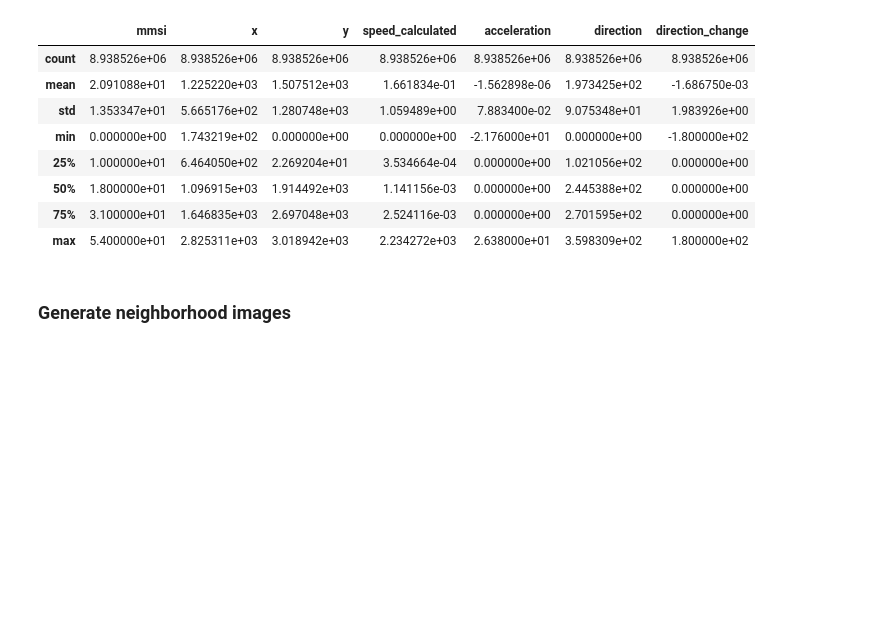
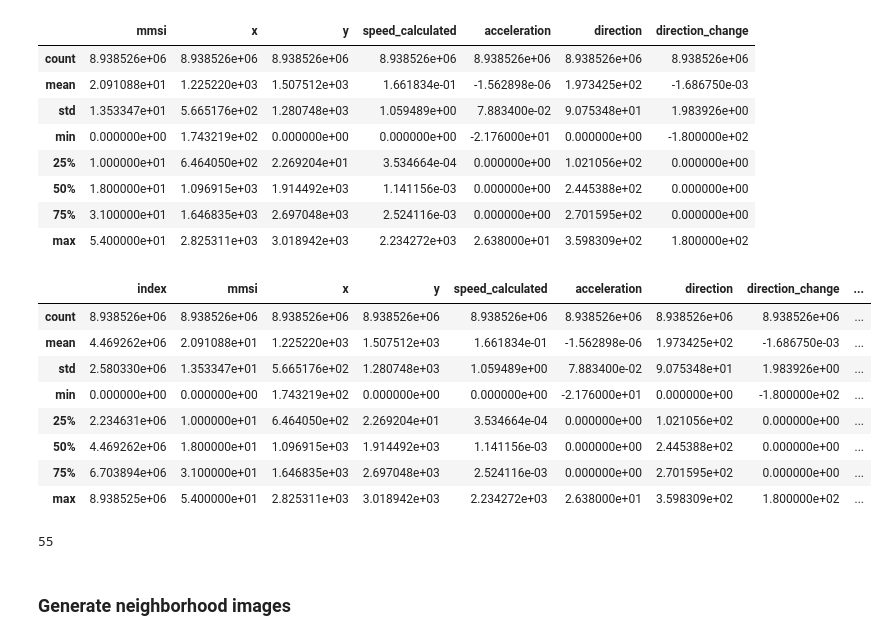
Before and after one commit to raphaelschwinger/PPUU-FerryGym, a Jupyter notebook: preprocessing/preprocess-dataset.ipynb, the cells around one changed output. Cells and saved outputs as stored; diff of their text form; code cells hidden in the pictures; blank space fills up the shorter version.

Commit message:
fix preprocessing of dataset

```diff
--- a/preprocessing/preprocess-dataset.ipynb
+++ b/preprocessing/preprocess-dataset.ipynb
@@ -239,6 +237,26 @@ df.describe()
 | 50% | 1.800000e+01 | 1.096915e+03 | 1.914492e+03 | 1.141156e-03 | 0.000000e+00 | 2.445388e+02 | 0.000000e+00 |
 | 75% | 3.100000e+01 | 1.646835e+03 | 2.697048e+03 | 2.524116e-03 | 0.000000e+00 | 2.701595e+02 | 0.000000e+00 |
 | max | 5.400000e+01 | 2.825311e+03 | 3.018942e+03 | 2.234272e+03 | 2.638000e+01 | 3.598309e+02 | 1.800000e+02 |
+# %%
+# load df from pickle
+df = pd.read_pickle('/workspace/data/' + DATASET_NAME + '/' + DATASET_NAME + '.pkl')
+# %%
+df.describe()
+# %% [output]
+|  | index | mmsi | x | y | speed_calculated | acceleration | direction | direction_change | ... |
+| count | 8.938526e+06 | 8.938526e+06 | 8.938526e+06 | 8.938526e+06 | 8.938526e+06 | 8.938526e+06 | 8.938526e+06 | 8.938526e+06 | ... |
+| mean | 4.469262e+06 | 2.091088e+01 | 1.225220e+03 | 1.507512e+03 | 1.661834e-01 | -1.562898e-06 | 1.973425e+02 | -1.686750e-03 | ... |
+| std | 2.580330e+06 | 1.353347e+01 | 5.665176e+02 | 1.280748e+03 | 1.059489e+00 | 7.883400e-02 | 9.075348e+01 | 1.983926e+00 | ... |
+| min | 0.000000e+00 | 0.000000e+00 | 1.743219e+02 | 0.000000e+00 | 0.000000e+00 | -2.176000e+01 | 0.000000e+00 | -1.800000e+02 | ... |
+| 25% | 2.234631e+06 | 1.000000e+01 | 6.464050e+02 | 2.269204e+01 | 3.534664e-04 | 0.000000e+00 | 1.021056e+02 | 0.000000e+00 | ... |
+| 50% | 4.469262e+06 | 1.800000e+01 | 1.096915e+03 | 1.914492e+03 | 1.141156e-03 | 0.000000e+00 | 2.445388e+02 | 0.000000e+00 | ... |
+| 75% | 6.703894e+06 | 3.100000e+01 | 1.646835e+03 | 2.697048e+03 | 2.524116e-03 | 0.000000e+00 | 2.701595e+02 | 0.000000e+00 | ... |
+| max | 8.938525e+06 | 5.400000e+01 | 2.825311e+03 | 3.018942e+03 | 2.234272e+03 | 2.638000e+01 | 3.598309e+02 | 1.800000e+02 | ... |
+# %%
+# how many unique mmsi's
+df['mmsi'].nunique()
+# %% [output]
+55
 # %% [markdown]
 ### Generate neighborhood images
 # %%
```
Also changed, not shown: parts of 4 cells of this notebook.
